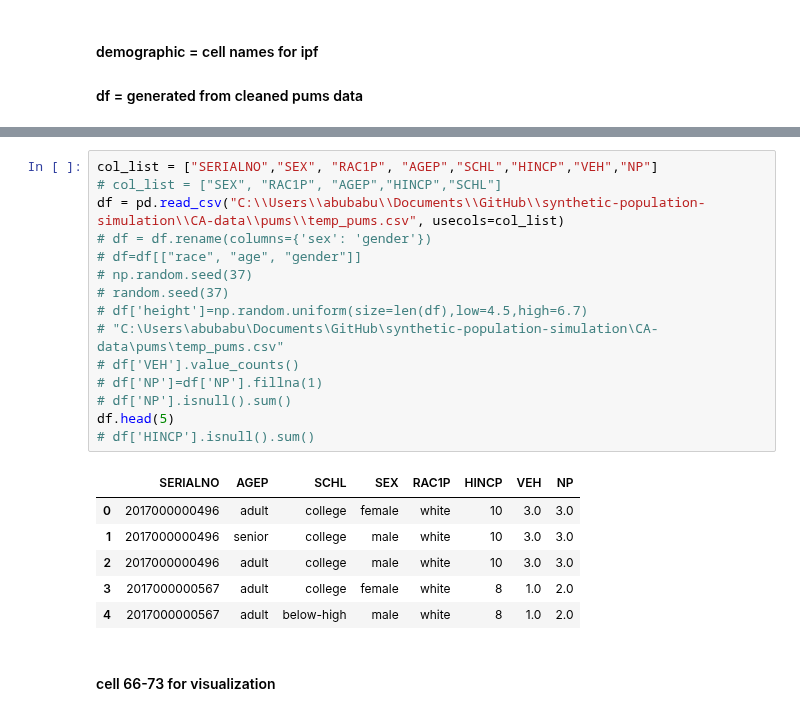
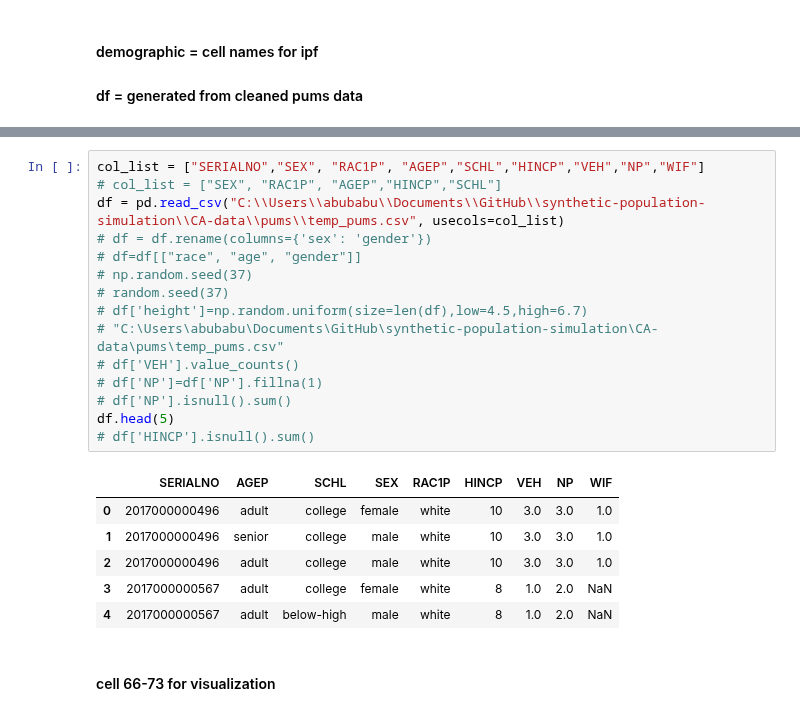
Before and after one commit to abuudarda/synthetic-population-simulation, a Jupyter notebook: IPF_IPU_sampling/IPF_IPU_SAMPLING.ipynb, the cells around one changed output, grey strips where cells are left out. Drawn from its saved outputs; the diff is of its cells as text.

```diff
--- a/IPF_IPU_sampling/IPF_IPU_SAMPLING.ipynb
+++ b/IPF_IPU_sampling/IPF_IPU_SAMPLING.ipynb
@@ -88,27 +88,27 @@ demographic
  ('senior', 'female', 'other', '11'),
  ('senior', 'female', 'other', '0')]
 # %%
-col_list = ["SERIALNO","SEX", "RAC1P", "AGEP","SCHL","HINCP","VEH","NP"]
+col_list = ["SERIALNO","SEX", "RAC1P", "AGEP","SCHL","HINCP","VEH","NP","WIF"]
 # col_list = ["SEX", "RAC1P", "AGEP","HINCP","SCHL"]
 df = pd.read_csv("C:\\Users\\abubabu\\Documents\\GitHub\\synthetic-population-simulation\\CA-data\\pums\\temp_pums.csv", usecols=col_list)
 # df = df.rename(columns={'sex': 'gender'})
 # df=df[["race", "age", "gender"]]
 # np.random.seed(37)
 # random.seed(37)
 # df['height']=np.random.uniform(size=len(df),low=4.5,high=6.7)
 # "C:\Users\abubabu\Documents\GitHub\synthetic-population-simulation\CA-data\pums\temp_pums.csv"
 # df['VEH'].value_counts()
 # df['NP']=df['NP'].fillna(1)
 # df['NP'].isnull().sum()
 df.head(5)
 # df['HINCP'].isnull().sum()
 # %% [output]
-|  | SERIALNO | AGEP | SCHL | SEX | RAC1P | HINCP | VEH | NP |
-| 0 | 2017000000496 | adult | college | female | white | 10 | 3.0 | 3.0 |
-| 1 | 2017000000496 | senior | college | male | white | 10 | 3.0 | 3.0 |
-| 2 | 2017000000496 | adult | college | male | white | 10 | 3.0 | 3.0 |
-| 3 | 2017000000567 | adult | college | female | white | 8 | 1.0 | 2.0 |
-| 4 | 2017000000567 | adult | below-high | male | white | 8 | 1.0 | 2.0 |
+|  | SERIALNO | AGEP | SCHL | SEX | RAC1P | HINCP | VEH | NP | WIF |
+| 0 | 2017000000496 | adult | college | female | white | 10 | 3.0 | 3.0 | 1.0 |
+| 1 | 2017000000496 | senior | college | male | white | 10 | 3.0 | 3.0 | 1.0 |
+| 2 | 2017000000496 | adult | college | male | white | 10 | 3.0 | 3.0 | 1.0 |
+| 3 | 2017000000567 | adult | college | female | white | 8 | 1.0 | 2.0 | NaN |
+| 4 | 2017000000567 | adult | below-high | male | white | 8 | 1.0 | 2.0 | NaN |
 # %% [markdown]
 #### cell 66-73 for visualization
 # %%
```
Also changed, not shown: parts of 2 cells of this notebook, 1 other file.
